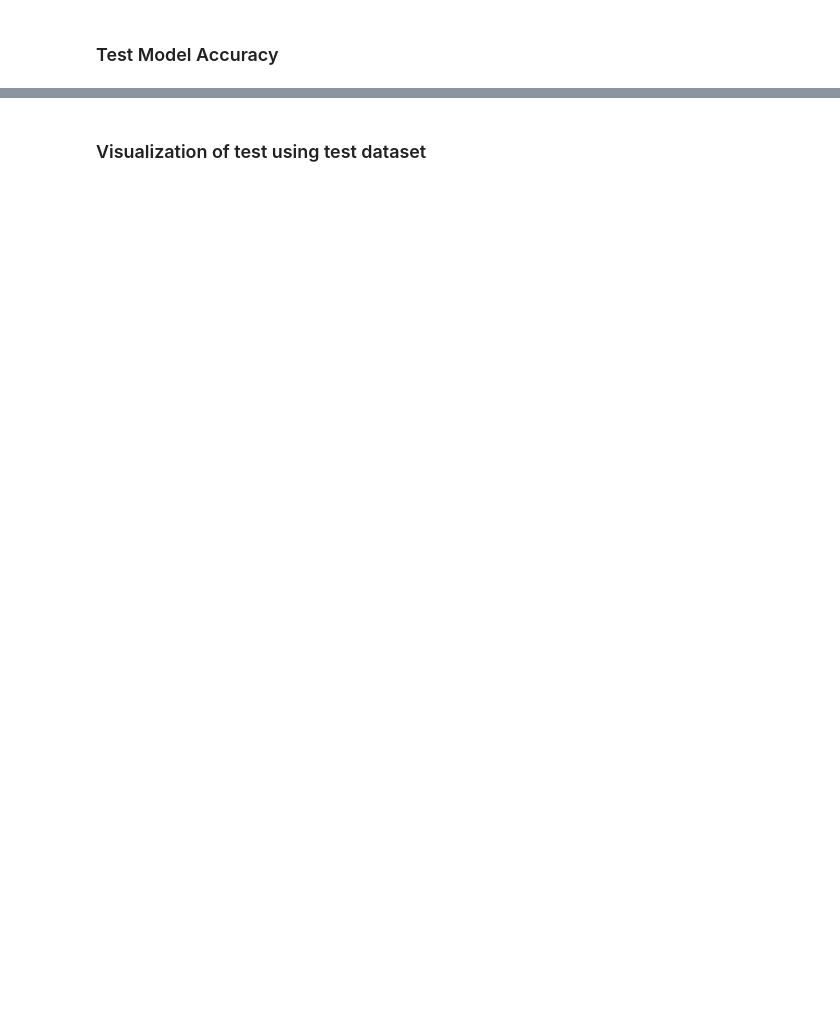
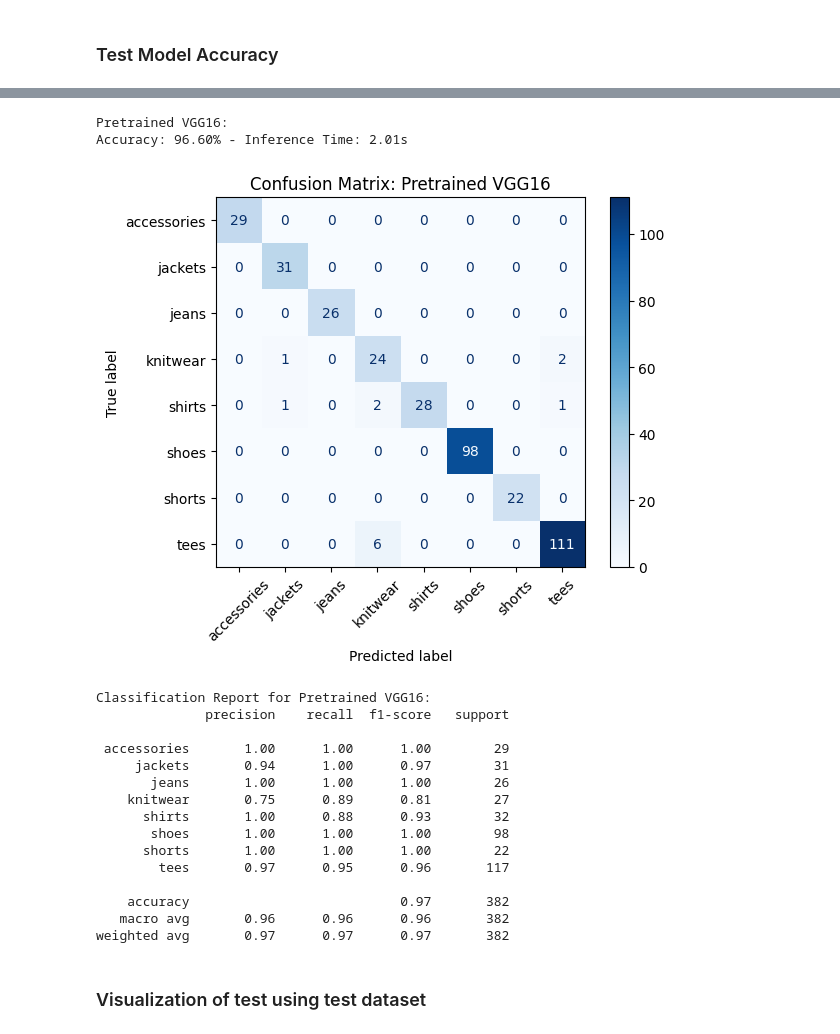
Before and after one commit to Aithusa712/GoogleColab, a Jupyter notebook: Assignment 1/ICT303 - Assignment 1.ipynb, the cells around one changed output, grey strips where cells are left out. Saved outputs shown, nothing was run; the diff lists cells and outputs as text; code cells hidden in the pictures; blank space fills up the shorter version.

```diff
--- a/Assignment 1/ICT303 - Assignment 1.ipynb
+++ b/Assignment 1/ICT303 - Assignment 1.ipynb
@@ -656,2 +873,45 @@ else:
+# %%
+# Pretrained VGG16 implementation using ModelEvaluator class
+print("Pretrained VGG16:")
+
+# Create evaluator instance
+evaluator_pretrained = ModelEvaluator(
+    model=pretrainedVGG16_model,
+    model_name="Pretrained VGG16",
+    device=device,
+    dataloader=val_loader,
+    class_names=class_names
+)
+
+# Run test on device (accuracy + inference time)
+evaluator_pretrained.test_model_on_device()
+
+# Run evaluation to get predictions
+evaluator_pretrained.evaluate_model()
+
+# Plot confusion matrix
+evaluator_pretrained.plot_confusion_matrix()
+
+# Print classification report
+evaluator_pretrained.print_classification_report()
+# %% [output]
+Pretrained VGG16:
+Accuracy: 96.60% - Inference Time: 2.01s
+[figure, added]
+Classification Report for Pretrained VGG16:
+              precision    recall  f1-score   support
+
+ accessories       1.00      1.00      1.00        29
+     jackets       0.94      1.00      0.97        31
+       jeans       1.00      1.00      1.00        26
+    knitwear       0.75      0.89      0.81        27
+      shirts       1.00      0.88      0.93        32
+       shoes       1.00      1.00      1.00        98
+      shorts       1.00      1.00      1.00        22
+        tees       0.97      0.95      0.96       117
+
+    accuracy                           0.97       382
+   macro avg       0.96      0.96      0.96       382
+weighted avg       0.97      0.97      0.97       382
 # %% [markdown]
 ### Visualization of test using test dataset
```
Also changed, not shown: parts of 36 cells of this notebook.
